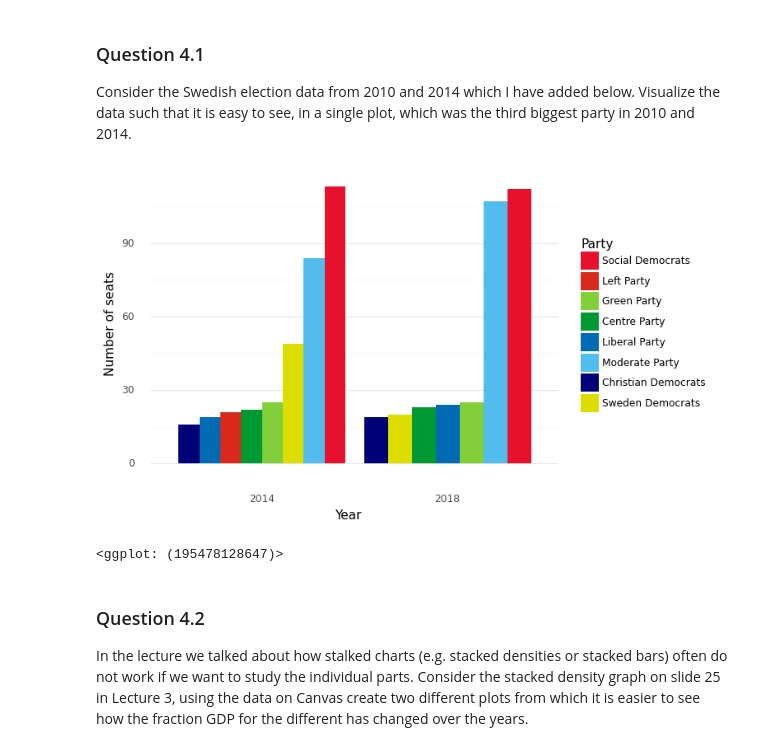
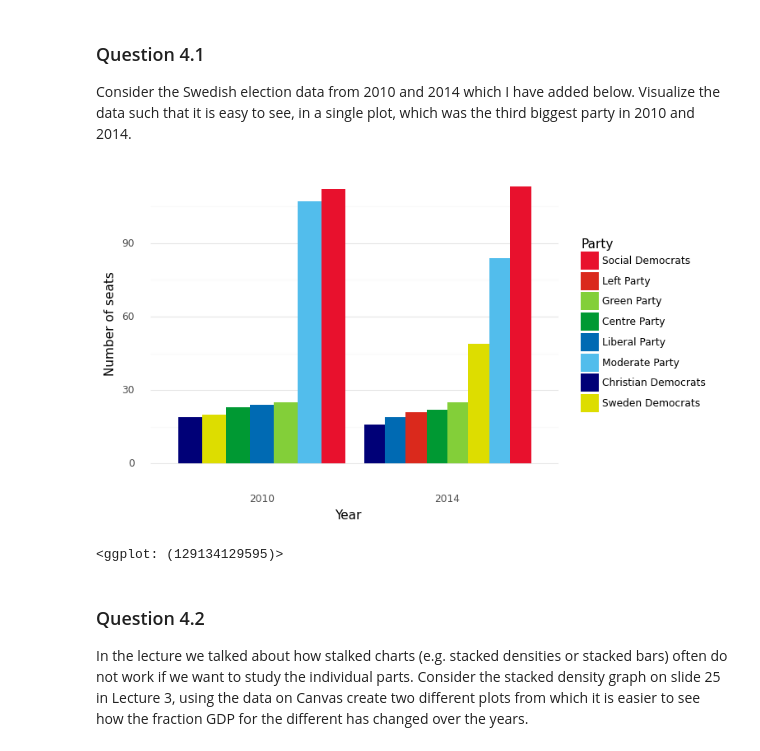
Before and after one commit to AxelEiman/SciVis, a Jupyter notebook: HW2/Homework2.ipynb, the cells around one changed output. Cells and saved outputs as stored; diff of their text form; code cells hidden in the pictures.

```diff
--- a/HW2/Homework2.ipynb
+++ b/HW2/Homework2.ipynb
@@ -400,32 +400,32 @@ Consider the Swedish election data from 2010 and 2014 which I have added below.
 # %%
 swedish_election_2010 = pd.DataFrame({"Party" : ["Social Democrats", "Left Party", "Green Party", "Centre Party", "Liberal Party", "Moderate Party", "Christian Democrats", "Sweden Democrats"],
                                       "Number_of_seats" : [112, 19, 25, 23, 24, 107, 19, 20],
-                                      "Year" : 2018,
+                                      "Year" : 2010,
                                       "Color" : ["#E8112d", "#DA291C", "#83CF39", "#009933", "#006AB3", "#52BDEC", "#000077", "#DDDD00"]})
 swedish_election_2014 = pd.DataFrame({"Party" : ["Social Democrats", "Left Party", "Green Party", "Centre Party", "Liberal Party", "Moderate Party", "Christian Democrats", "Sweden Democrats"],
                                       "Number_of_seats" : [113, 21, 25, 22, 19, 84, 16, 49],
                                       "Year" : 2014,
                                       "Color" : ["#E8112d", "#DA291C", "#83CF39", "#009933", "#006AB3", "#52BDEC", "#000077", "#DDDD00"]})
 swedish_election_2010["Frac_seats"] = swedish_election_2010["Number_of_seats"] / np.sum(swedish_election_2010["Number_of_seats"]) * 100
 swedish_election_2014["Frac_seats"] = swedish_election_2014["Number_of_seats"] / np.sum(swedish_election_2014["Number_of_seats"]) * 100
 
 data_election = pd.concat([swedish_election_2010, swedish_election_2014])
 data_election
 # Remember to print the visual
 
 p = (ggplot(data_election, aes(x='factor(Year)', y='Number_of_seats', group='Number_of_seats', fill='Party'))
 + geom_bar(stat='identity', position='dodge')
 + scale_fill_manual(values=data_election['Color'], limits=data_election['Party'])#{
 + labs(x='Year', y='Number of seats')
 + theme_minimal()
 + theme(
     panel_grid_major_x=element_blank()
 )
 )
 p
 # %% [output]
-[figure, old version]
+[figure, new version]
-<ggplot: (195478128647)>
+<ggplot: (129134129595)>
 # %% [markdown]
 ### Question 4.2
 
```
Also changed, not shown: parts of 10 cells of this notebook.
